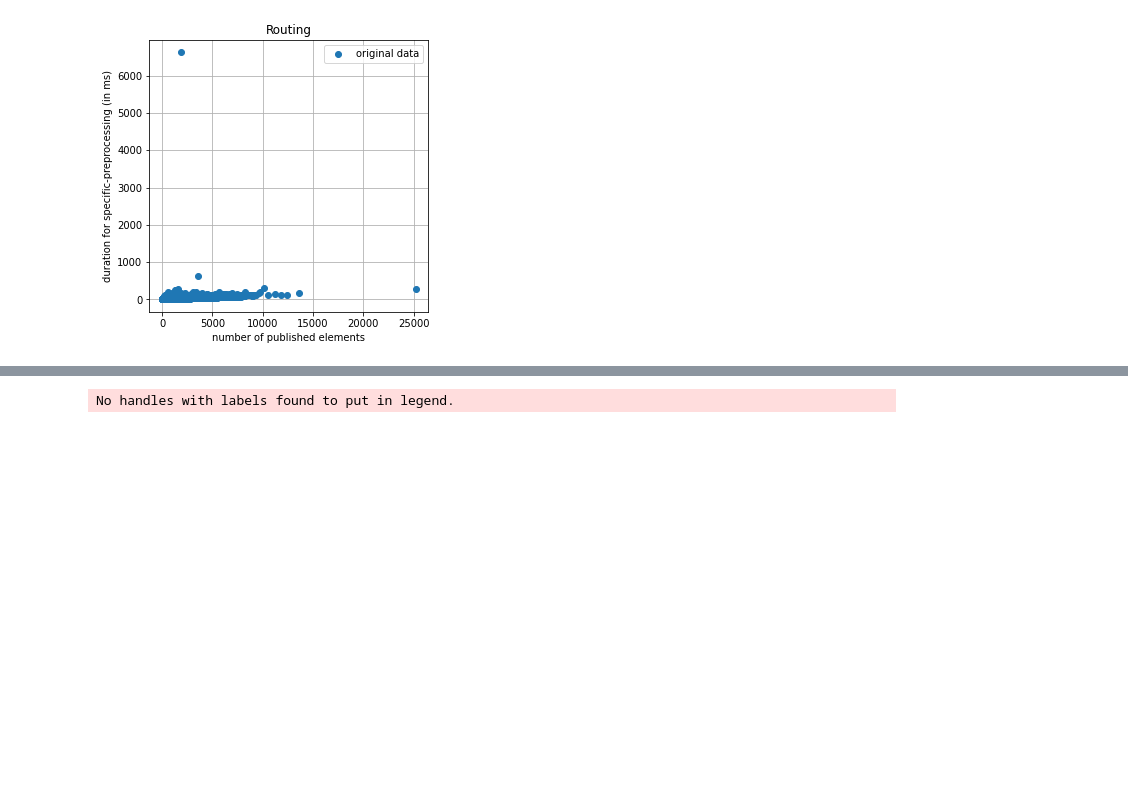
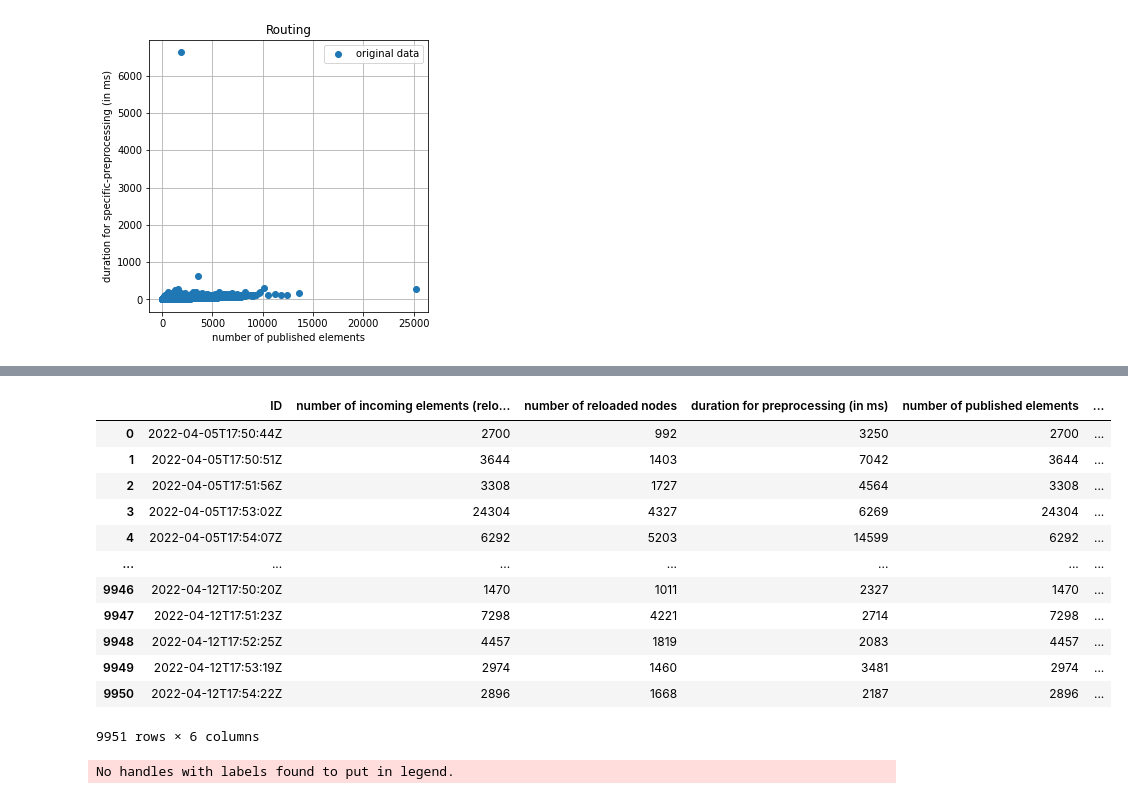
Before and after one commit to noxz-dev/osm-cqrs, a Jupyter notebook: docs/results/Analysis.ipynb, the cells around one changed output, grey strips where cells are left out. Saved outputs shown, nothing was run; the diff lists cells and outputs as text; code cells hidden in the pictures; blank space fills up the shorter version.

```diff
--- a/docs/results/Analysis.ipynb
+++ b/docs/results/Analysis.ipynb
@@ -466,3 +481,19 @@ for ax in axs.flat:
+# %%
+all_dataframe
+# %% [output]
+|  | ID | number of incoming elements (relo... | number of reloaded nodes | duration for preprocessing (in ms) | number of published elements | ... |
+| 0 | 2022-04-05T17:50:44Z | 2700 | 992 | 3250 | 2700 | ... |
+| 1 | 2022-04-05T17:50:51Z | 3644 | 1403 | 7042 | 3644 | ... |
+| 2 | 2022-04-05T17:51:56Z | 3308 | 1727 | 4564 | 3308 | ... |
+| 3 | 2022-04-05T17:53:02Z | 24304 | 4327 | 6269 | 24304 | ... |
+| 4 | 2022-04-05T17:54:07Z | 6292 | 5203 | 14599 | 6292 | ... |
+| ... | ... | ... | ... | ... | ... | ... |
+| 9946 | 2022-04-12T17:50:20Z | 1470 | 1011 | 2327 | 1470 | ... |
+| 9947 | 2022-04-12T17:51:23Z | 7298 | 4221 | 2714 | 7298 | ... |
+| 9948 | 2022-04-12T17:52:25Z | 4457 | 1819 | 2083 | 4457 | ... |
+| 9949 | 2022-04-12T17:53:19Z | 2974 | 1460 | 3481 | 2974 | ... |
+| 9950 | 2022-04-12T17:54:22Z | 2896 | 1668 | 2187 | 2896 | ... |
+9951 rows × 6 columns
 # %%
 FILTER_ATTRIBUTE = DURATION_COMPLETE
 X_AXIS_VALUE = NUM_OF_INCOMING_ELEMENTS
```
Also changed, not shown: parts of 9 cells of this notebook, 4 other files.
